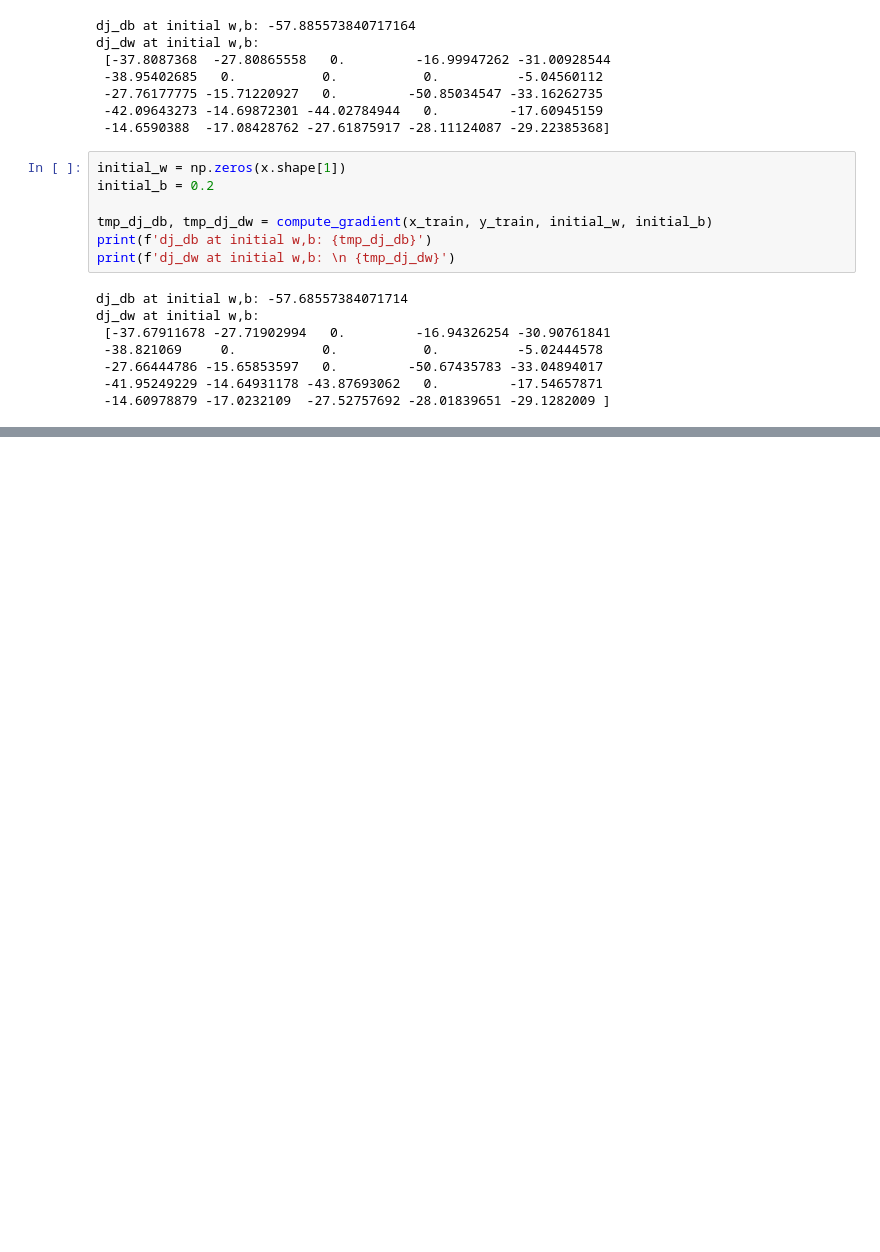
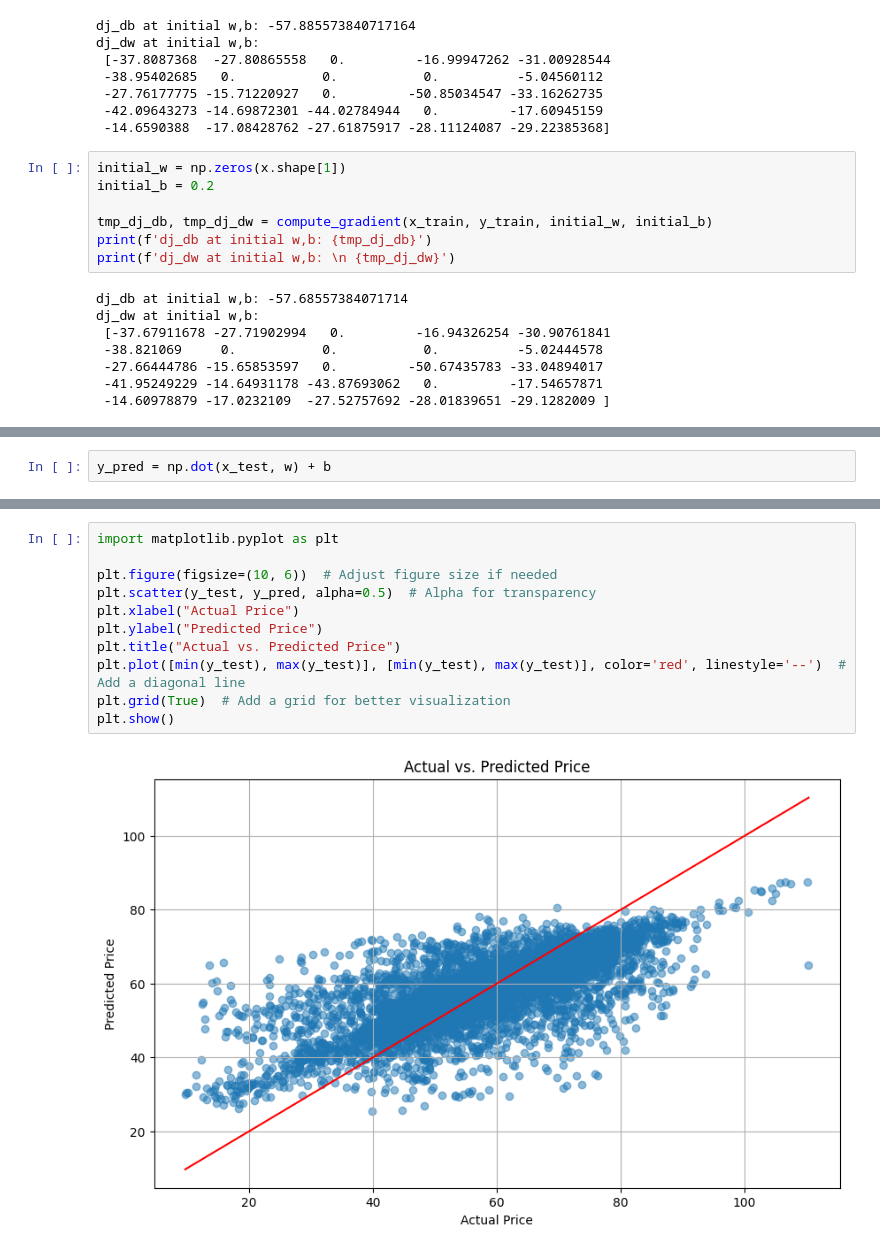
Before and after one commit to Aniketp705/Linear-Regression-project, a Jupyter notebook: Price_Prediction.ipynb, the cells around one changed output, grey strips where cells are left out. Drawn from its saved outputs; the diff is of its cells as text; blank space fills up the shorter version.

```diff
--- a/Price_Prediction.ipynb
+++ b/Price_Prediction.ipynb
@@ -431,0 +396,2 @@ print(predict1)
+# %%
+y_pred = np.dot(x_test, w) + b
@@ -431,0 +410,13 @@ print(predict1)
+# %%
+import matplotlib.pyplot as plt
+
+plt.figure(figsize=(10, 6))  # Adjust figure size if needed
+plt.scatter(y_test, y_pred, alpha=0.5)  # Alpha for transparency
+plt.xlabel("Actual Price")
+plt.ylabel("Predicted Price")
+plt.title("Actual vs. Predicted Price")
+plt.plot([min(y_test), max(y_test)], [min(y_test), max(y_test)], color='red', linestyle='--')  # Add a diagonal line
+plt.grid(True)  # Add a grid for better visualization
+plt.show()
+# %% [output]
+[figure, added]
```
Also changed, not shown: parts of 15 cells of this notebook.
